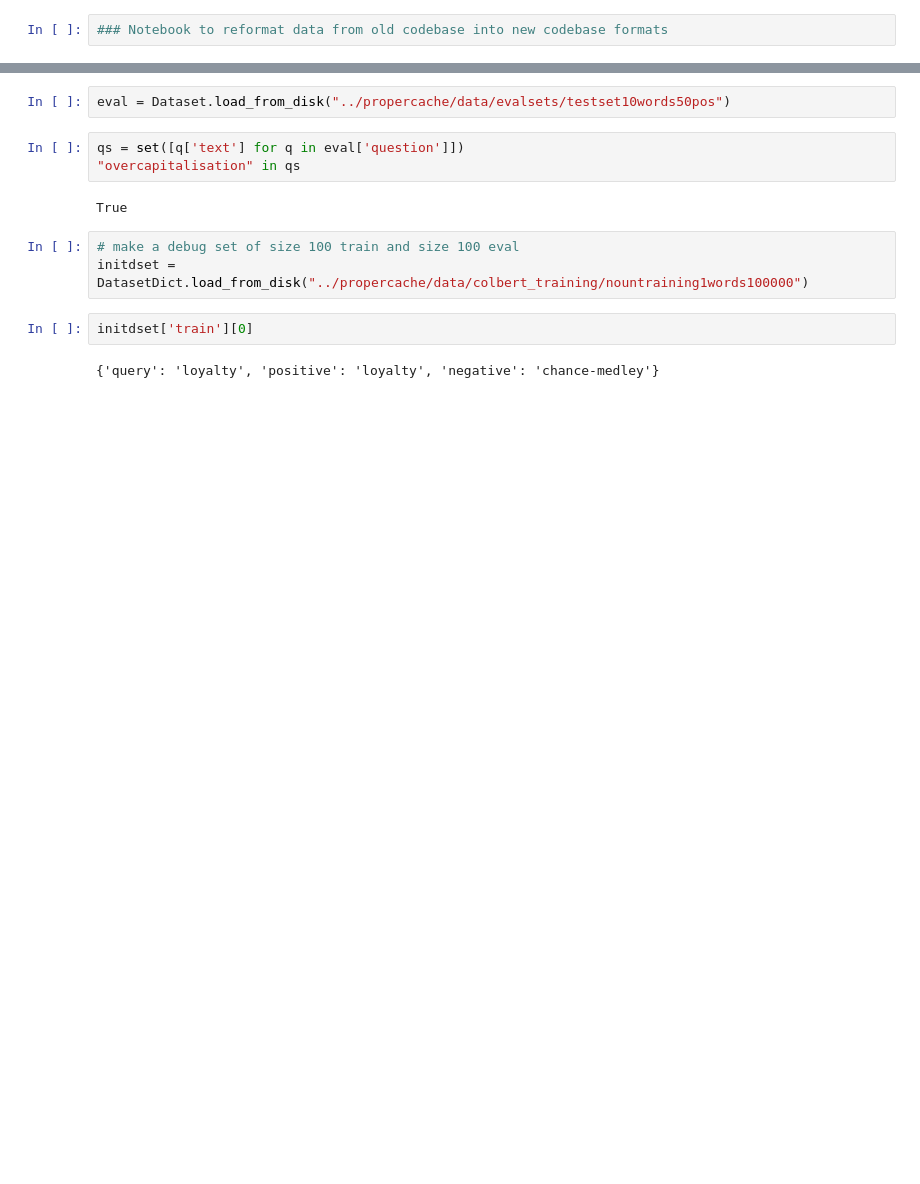
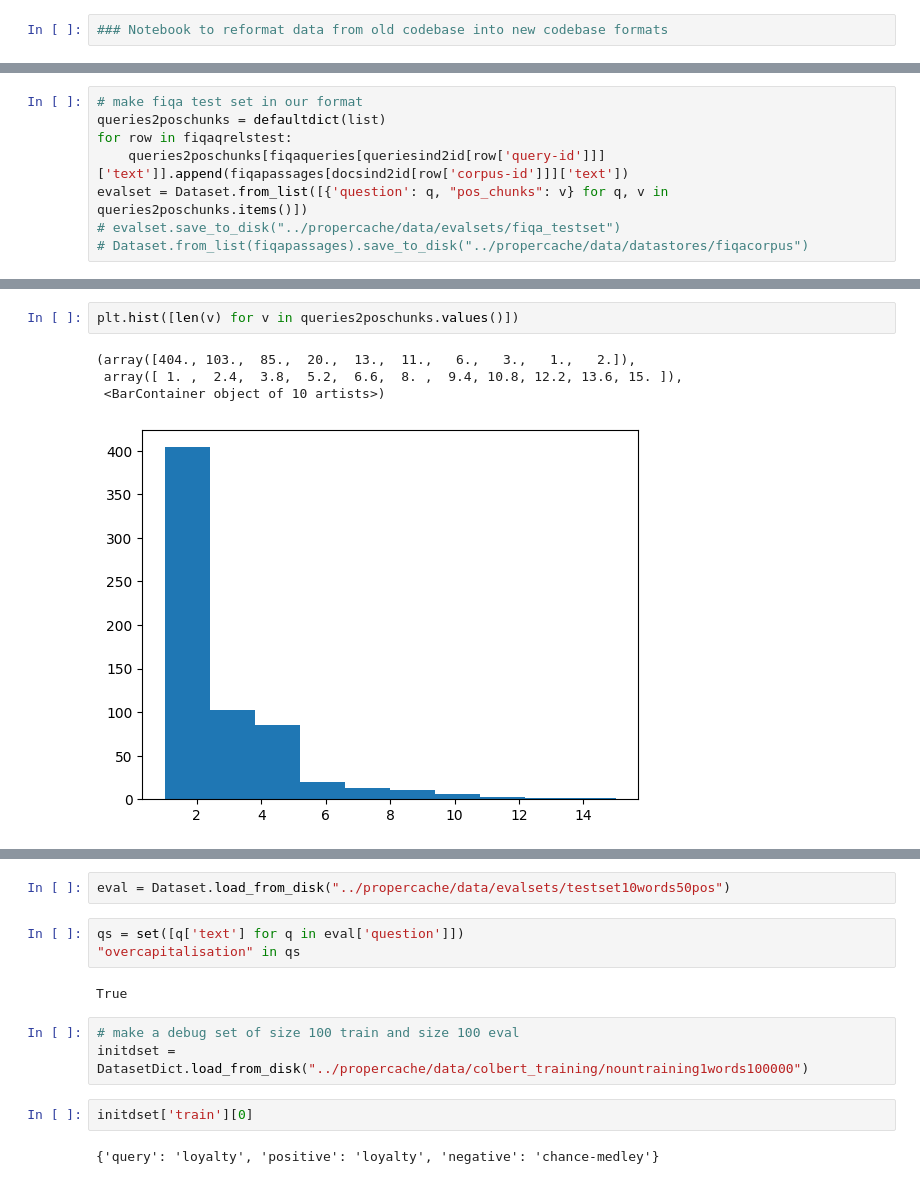
Before and after one commit to PrasannS/setretrieval, a Jupyter notebook: notebooks/reformat_data_tmp.ipynb, the cells around one changed output, grey strips where cells are left out. Drawn from its saved outputs; the diff is of its cells as text; blank space fills up the shorter version.

```diff
--- a/notebooks/reformat_data_tmp.ipynb
+++ b/notebooks/reformat_data_tmp.ipynb
@@ -10,0 +150,8 @@ from datasets import Dataset, DatasetDict
+# %%
+# make fiqa test set in our format
+queries2poschunks = defaultdict(list)
+for row in fiqaqrelstest:
+    queries2poschunks[fiqaqueries[queriesind2id[row['query-id']]]['text']].append(fiqapassages[docsind2id[row['corpus-id']]]['text'])
+evalset = Dataset.from_list([{'question': q, "pos_chunks": v} for q, v in queries2poschunks.items()])
+# evalset.save_to_disk("../propercache/data/evalsets/fiqa_testset")
+# Dataset.from_list(fiqapassages).save_to_disk("../propercache/data/datastores/fiqacorpus")
@@ -10,0 +181,7 @@ from datasets import Dataset, DatasetDict
+# %%
+plt.hist([len(v) for v in queries2poschunks.values()])
+# %% [output]
+(array([404., 103.,  85.,  20.,  13.,  11.,   6.,   3.,   1.,   2.]),
+ array([ 1. ,  2.4,  3.8,  5.2,  6.6,  8. ,  9.4, 10.8, 12.2, 13.6, 15. ]),
+ <BarContainer object of 10 artists>)
+[figure, added]
```
Also changed, not shown: parts of 40 cells of this notebook, 24 other files.
